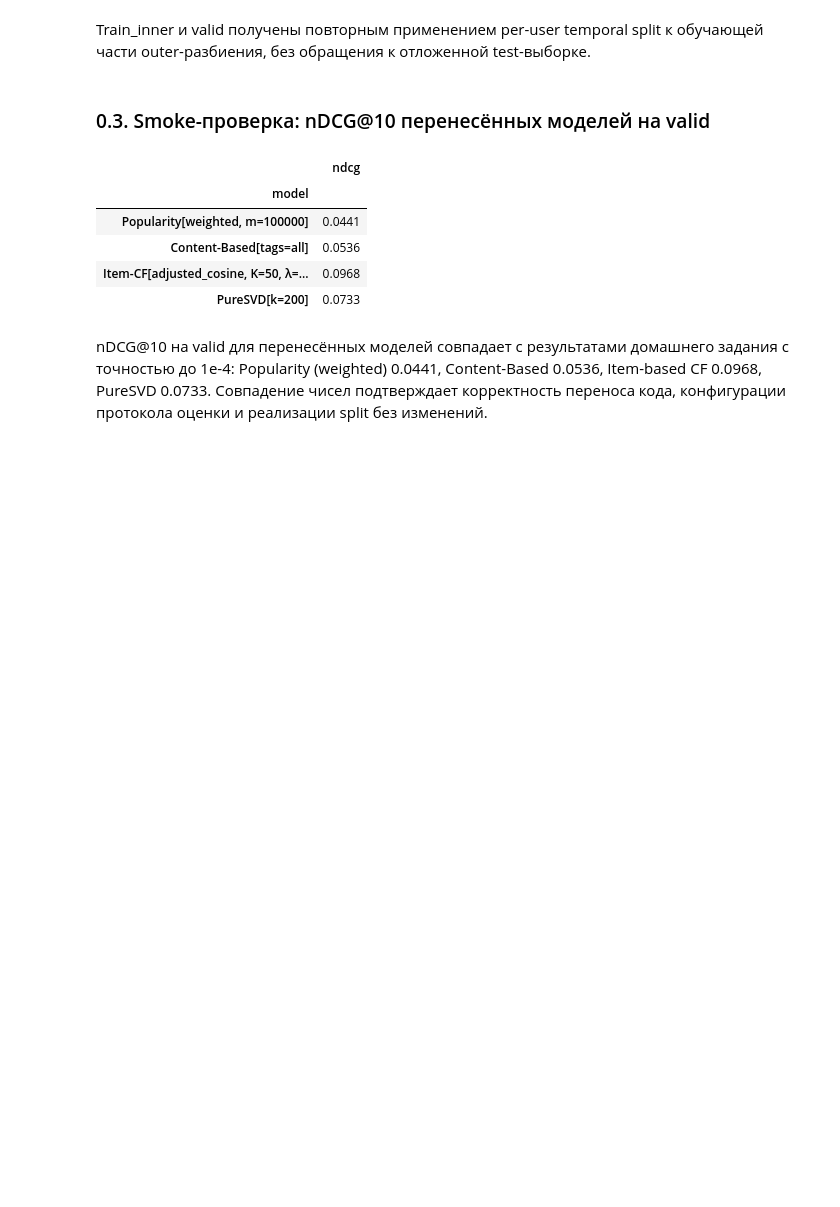
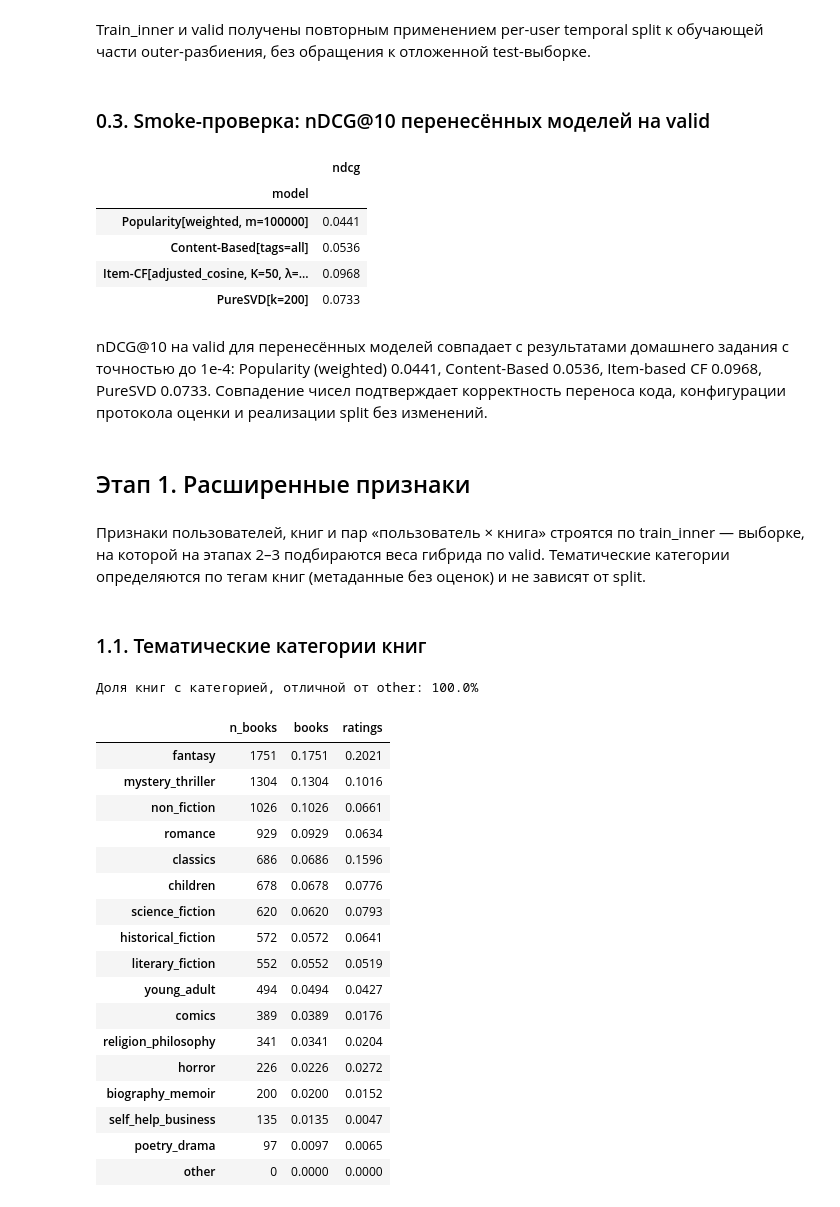
Before and after one commit to a-kapset/Rec_Systems_Session_Project, a Jupyter notebook: notebooks/hybrid_recsys.ipynb, the cells around one changed output. Drawn from its saved outputs; the diff is of its cells as text; code cells hidden in the pictures; blank space fills up the shorter version.

```diff
--- a/notebooks/hybrid_recsys.ipynb
+++ b/notebooks/hybrid_recsys.ipynb
@@ -67,3 +67,44 @@ smoke_table[["ndcg"]]
 | PureSVD[k=200] | 0.0733 |
 # %% [markdown]
 nDCG@10 на valid для перенесённых моделей совпадает с результатами домашнего задания с точностью до 1e-4: Popularity (weighted) 0.0441, Content-Based 0.0536, Item-based CF 0.0968, PureSVD 0.0733. Совпадение чисел подтверждает корректность переноса кода, конфигурации протокола оценки и реализации split без изменений.
+# %% [markdown]
+## Этап 1. Расширенные признаки
+# %% [markdown]
+Признаки пользователей, книг и пар «пользователь × книга» строятся по train_inner — выборке, на которой на этапах 2–3 подбираются веса гибрида по valid. Тематические категории определяются по тегам книг (метаданные без оценок) и не зависят от split.
+# %% [markdown]
+### 1.1. Тематические категории книг
+# %%
+from recsys import features, plots
+
+plots.set_style()
+categories = features.book_categories(book_tags)
+category_shares = pd.DataFrame(
+    {
+        "n_books": categories.value_counts(sort=False),
+        "books": categories.value_counts(normalize=True, sort=False),
+        "ratings": train_inner["book_id"].map(categories).value_counts(normalize=True, sort=False),
+    }
+).sort_values("books", ascending=False)
+covered = (categories != config.CATEGORY_OTHER).mean()
+print(f"Доля книг с категорией, отличной от other: {covered:.1%}")
+category_shares
+# %% [output]
+Доля книг с категорией, отличной от other: 100.0%
+|  | n_books | books | ratings |
+| fantasy | 1751 | 0.1751 | 0.2021 |
+| mystery_thriller | 1304 | 0.1304 | 0.1016 |
+| non_fiction | 1026 | 0.1026 | 0.0661 |
+| romance | 929 | 0.0929 | 0.0634 |
+| classics | 686 | 0.0686 | 0.1596 |
+| children | 678 | 0.0678 | 0.0776 |
+| science_fiction | 620 | 0.0620 | 0.0793 |
+| historical_fiction | 572 | 0.0572 | 0.0641 |
+| literary_fiction | 552 | 0.0552 | 0.0519 |
+| young_adult | 494 | 0.0494 | 0.0427 |
+| comics | 389 | 0.0389 | 0.0176 |
+| religion_philosophy | 341 | 0.0341 | 0.0204 |
+| horror | 226 | 0.0226 | 0.0272 |
+| biography_memoir | 200 | 0.0200 | 0.0152 |
+| self_help_business | 135 | 0.0135 | 0.0047 |
+| poetry_drama | 97 | 0.0097 | 0.0065 |
+| other | 0 | 0.0000 | 0.0000 |
```
Also changed, not shown: parts of 17 cells of this notebook, 7 other files.
